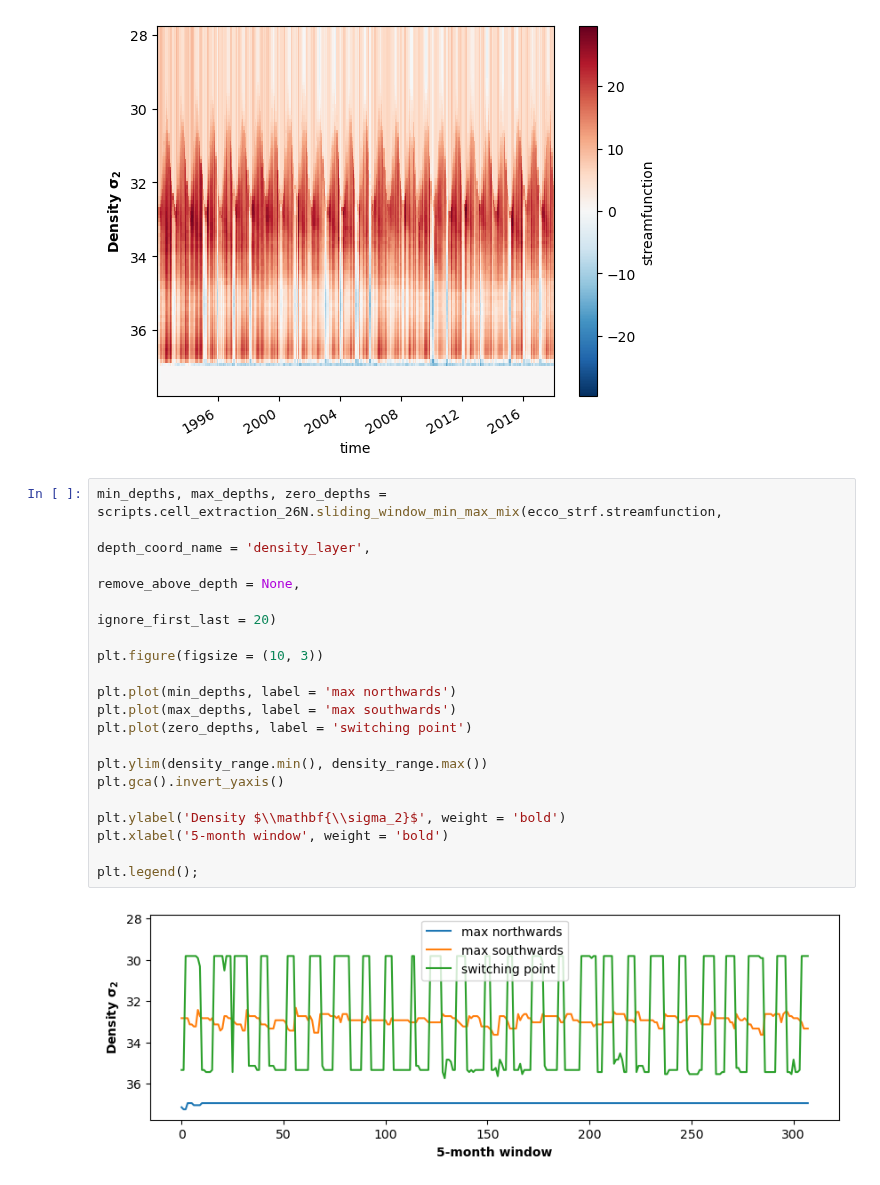
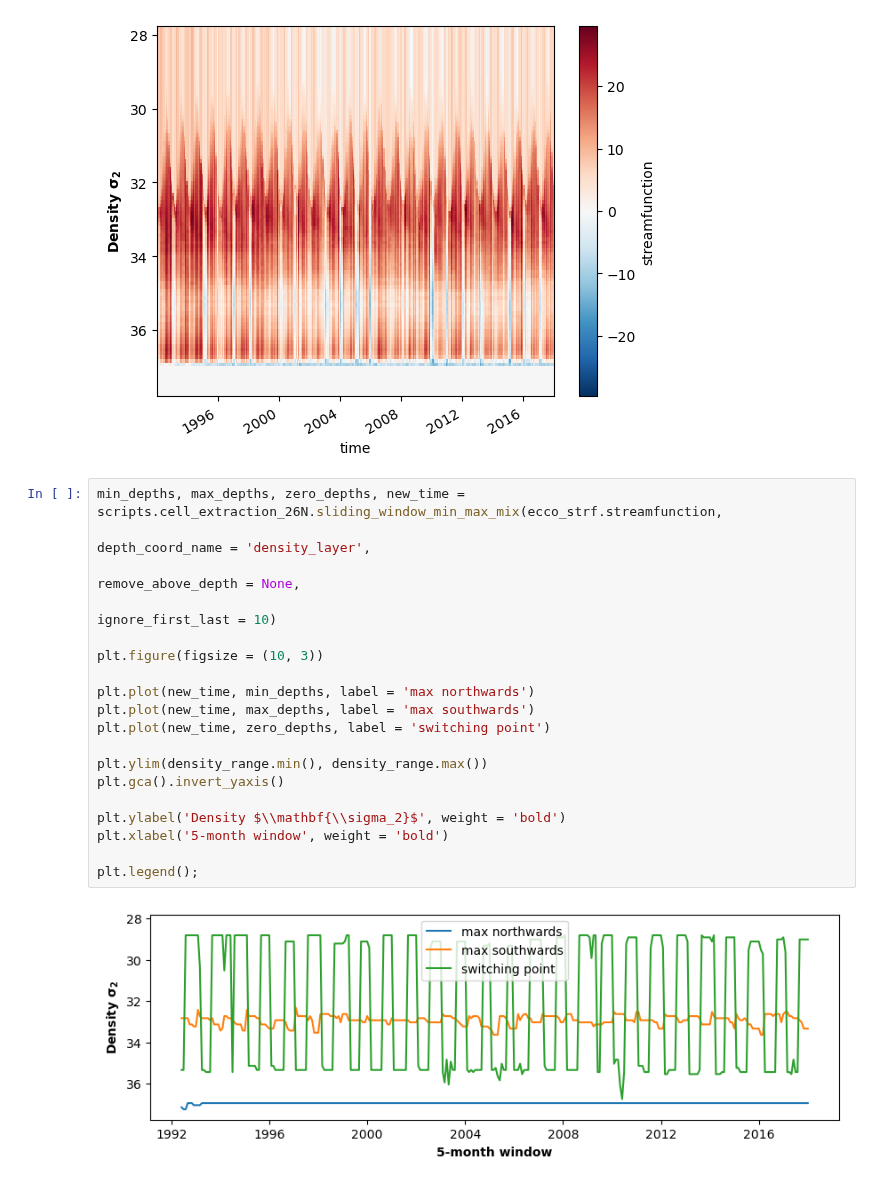
Before and after one commit to ai4er-cdt/OTP, a Jupyter notebook: notebooks/rapid_data.ipynb, the cells around one changed output. Cells and saved outputs as stored; diff of their text form.

Commit message:
Extracted dates for sliding window

```diff
--- a/notebooks/rapid_data.ipynb
+++ b/notebooks/rapid_data.ipynb
@@ -148,23 +147,23 @@ plt.ylabel('Density $\\mathbf{\\sigma_2}$', weight = 'bold');
 # %% [output]
 [figure]
 # %%
-min_depths, max_depths, zero_depths = scripts.cell_extraction_26N.sliding_window_min_max_mix(ecco_strf.streamfunction,
-                                                                                             depth_coord_name = 'density_layer',
-                                                                                             remove_above_depth = None,
-                                                                                             ignore_first_last = 20)
+min_depths, max_depths, zero_depths, new_time = scripts.cell_extraction_26N.sliding_window_min_max_mix(ecco_strf.streamfunction,
+                                                                                                       depth_coord_name = 'density_layer',
+                                                                                                       remove_above_depth = None,
+                                                                                                       ignore_first_last = 10)
 
 plt.figure(figsize = (10, 3))
 
-plt.plot(min_depths, label = 'max northwards')
-plt.plot(max_depths, label = 'max southwards')
-plt.plot(zero_depths, label = 'switching point')
+plt.plot(new_time, min_depths, label = 'max northwards')
+plt.plot(new_time, max_depths, label = 'max southwards')
+plt.plot(new_time, zero_depths, label = 'switching point')
 
 plt.ylim(density_range.min(), density_range.max())
 plt.gca().invert_yaxis()
 
 plt.ylabel('Density $\\mathbf{\\sigma_2}$', weight = 'bold')
 plt.xlabel('5-month window', weight = 'bold')
 
 plt.legend();
 # %% [output]
-[figure, old version]
+[figure, new version]
```
Also changed, not shown: parts of 1 cell of this notebook, 1 other file.
